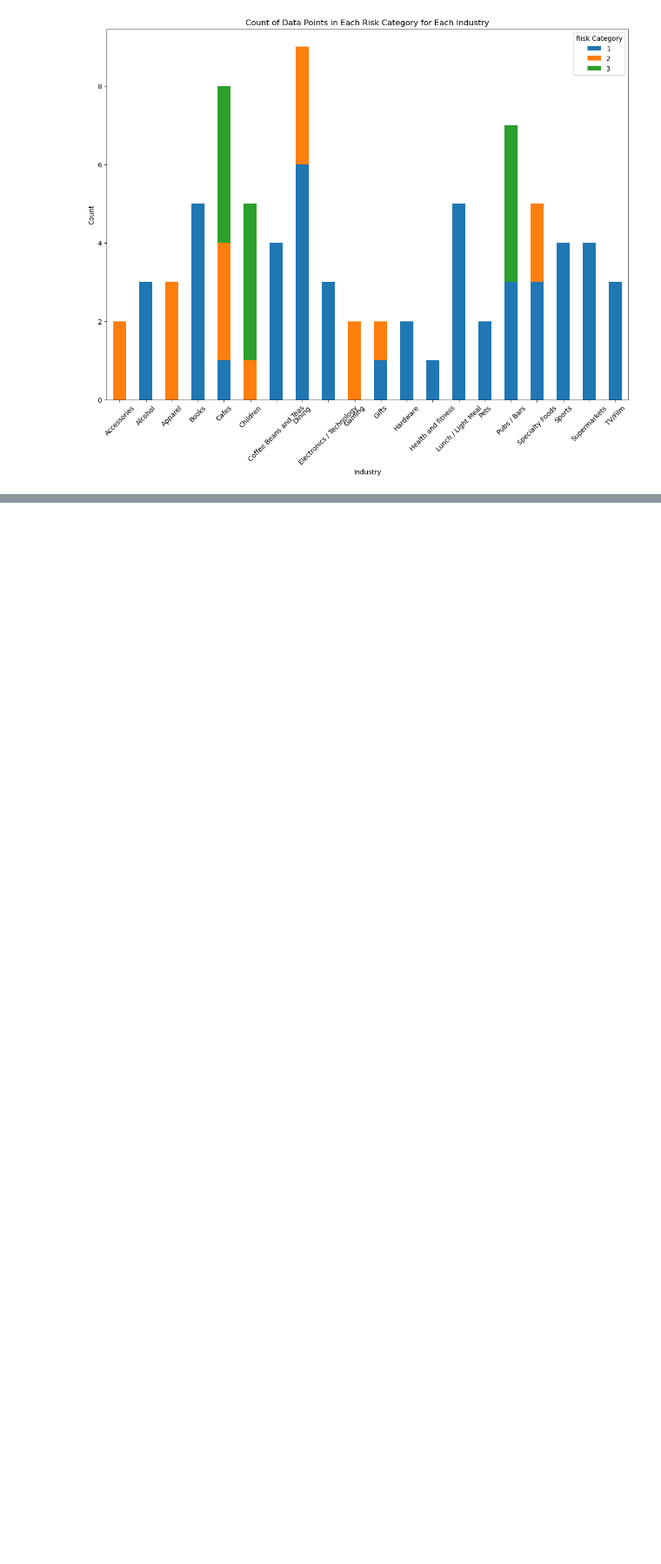
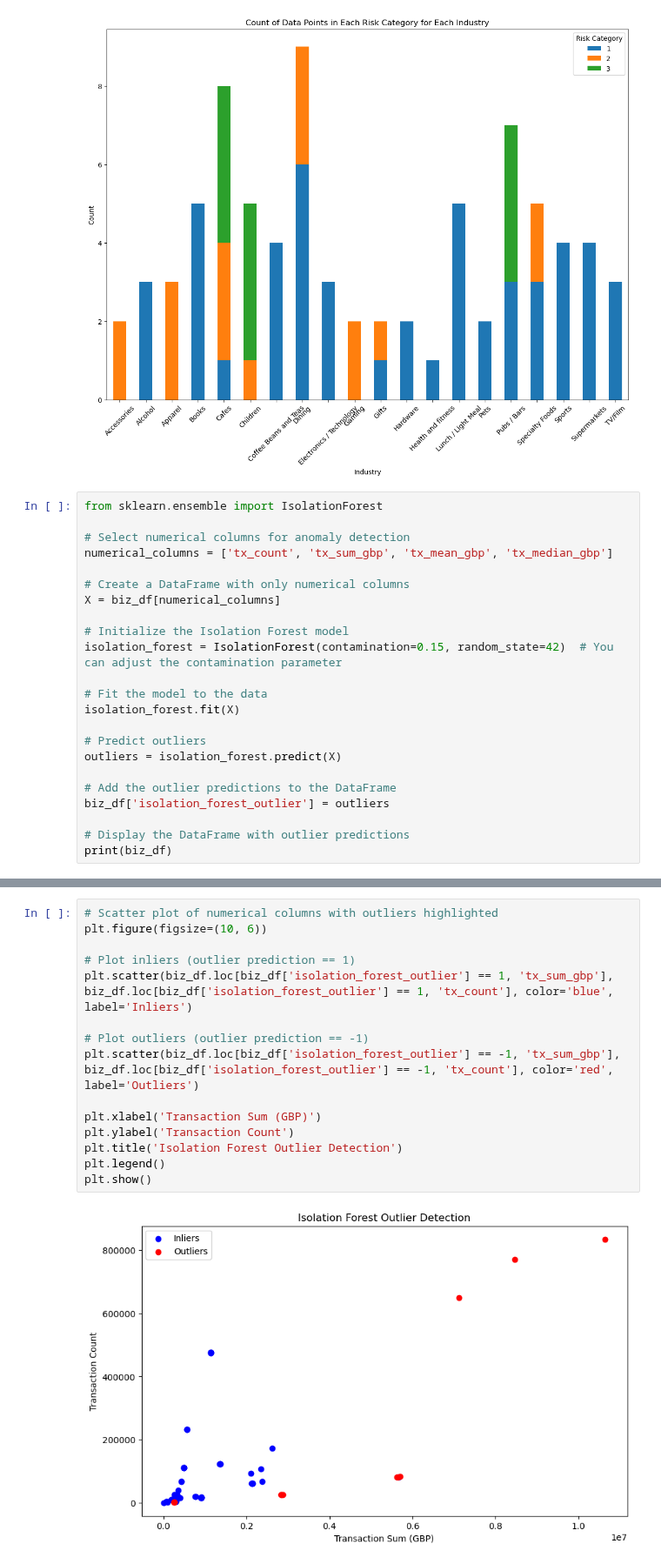
Before and after one commit to UoB-DSMP-2023-24/dsmp-2024-group27, a Jupyter notebook: AnomalyDetection/Business_AD.ipynb, the cells around one changed output, grey strips where cells are left out. Shown at 87% size. Saved outputs shown, nothing was run; the diff lists cells and outputs as text; blank space fills up the shorter version.

```diff
--- a/AnomalyDetection/Business_AD.ipynb
+++ b/AnomalyDetection/Business_AD.ipynb
@@ -301,3 +301,26 @@ plt.legend(title='Risk Category')
 plt.show()
 # %% [output]
 [figure]
+# %%
+from sklearn.ensemble import IsolationForest
+
+# Select numerical columns for anomaly detection
+numerical_columns = ['tx_count', 'tx_sum_gbp', 'tx_mean_gbp', 'tx_median_gbp']
+
+# Create a DataFrame with only numerical columns
+X = biz_df[numerical_columns]
+
+# Initialize the Isolation Forest model
+isolation_forest = IsolationForest(contamination=0.15, random_state=42)  # You can adjust the contamination parameter
+
+# Fit the model to the data
+isolation_forest.fit(X)
+
+# Predict outliers
+outliers = isolation_forest.predict(X)
+
+# Add the outlier predictions to the DataFrame
+biz_df['isolation_forest_outlier'] = outliers
+
+# Display the DataFrame with outlier predictions
+print(biz_df)
@@ -303,0 +365,17 @@ plt.show()
+# %%
+# Scatter plot of numerical columns with outliers highlighted
+plt.figure(figsize=(10, 6))
+
+# Plot inliers (outlier prediction == 1)
+plt.scatter(biz_df.loc[biz_df['isolation_forest_outlier'] == 1, 'tx_sum_gbp'], biz_df.loc[biz_df['isolation_forest_outlier'] == 1, 'tx_count'], color='blue', label='Inliers')
+
+# Plot outliers (outlier prediction == -1)
+plt.scatter(biz_df.loc[biz_df['isolation_forest_outlier'] == -1, 'tx_sum_gbp'], biz_df.loc[biz_df['isolation_forest_outlier'] == -1, 'tx_count'], color='red', label='Outliers')
+
+plt.xlabel('Transaction Sum (GBP)')
+plt.ylabel('Transaction Count')
+plt.title('Isolation Forest Outlier Detection')
+plt.legend()
+plt.show()
+# %% [output]
+[figure, added]
```
Also changed, not shown: parts of 3 cells of this notebook.
